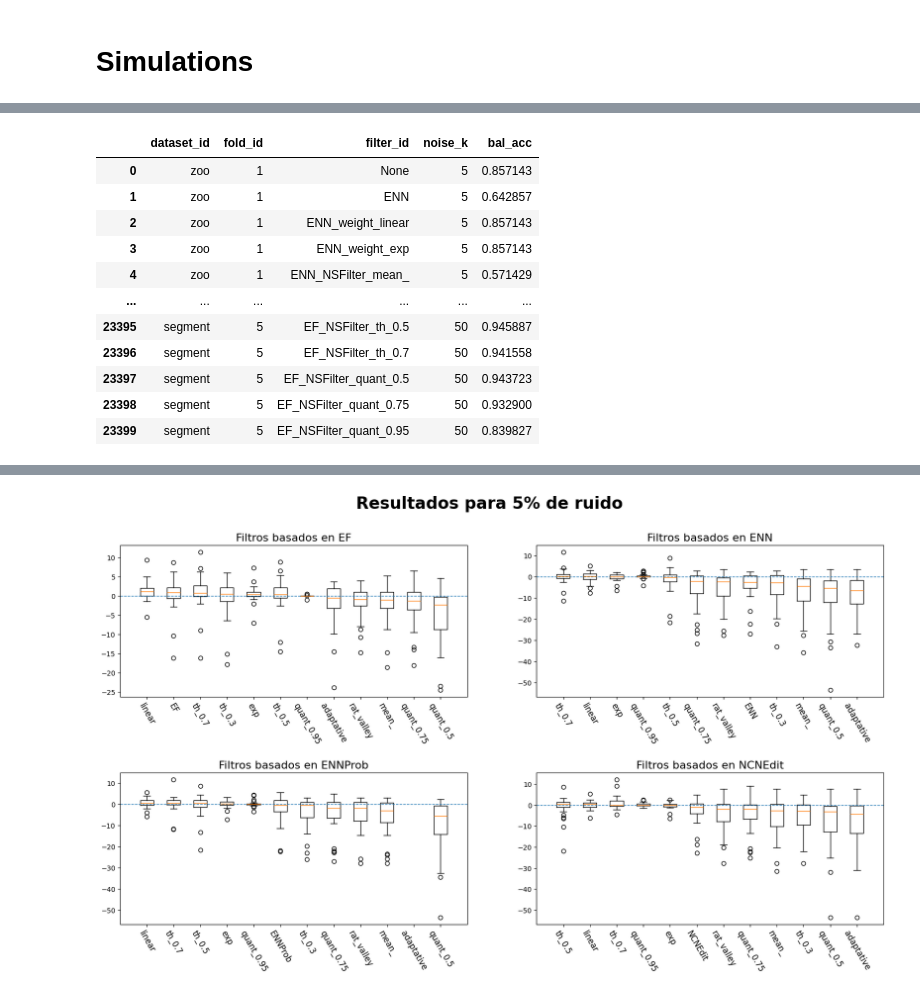
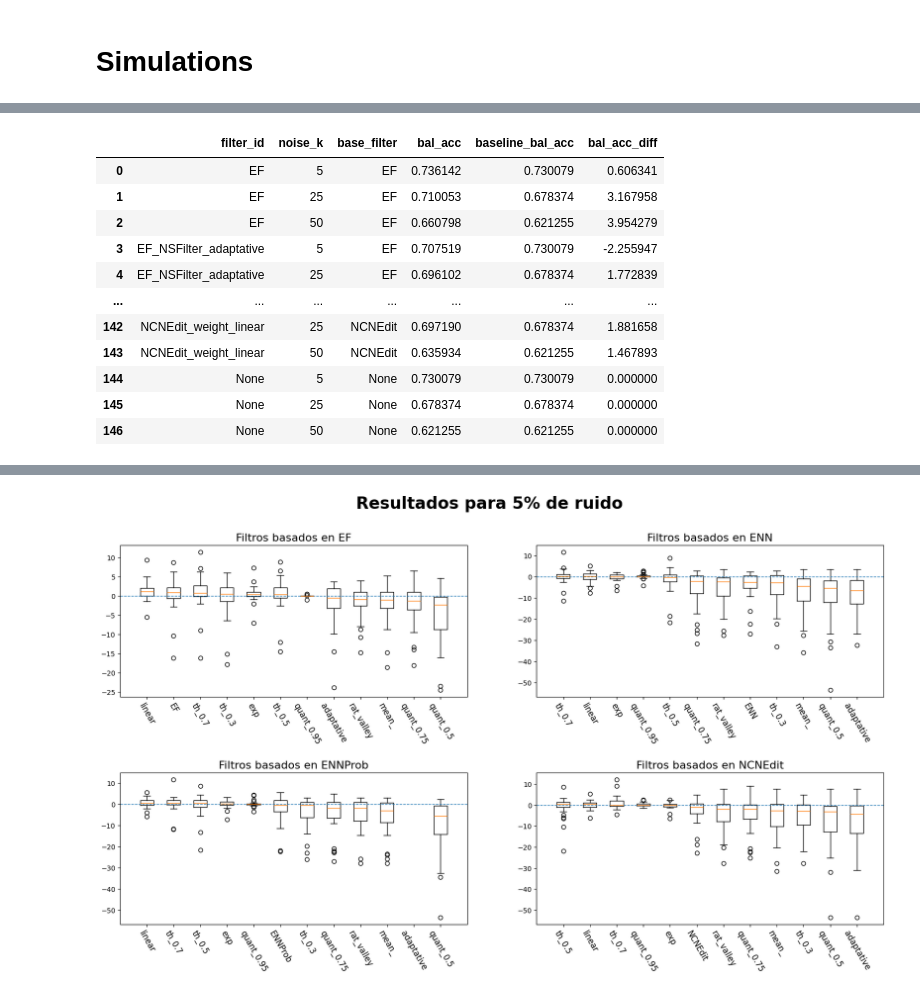
Before and after one commit to Juamp667/noislearn, a Jupyter notebook: noiseTry.ipynb, the cells around one changed output, grey strips where cells are left out. Saved outputs shown, nothing was run; the diff lists cells and outputs as text; code cells hidden in the pictures.

```diff
--- a/noiseTry.ipynb
+++ b/noiseTry.ipynb
@@ -288,6 +332,0 @@ for noise_k in [5, 25, 50]:
-# %%
-import pickle
-# pickle.dump(results, open("./results/res_prueba_ns_based_rf.pkl", "wb"))
-results_rf = pickle.load(open("./results/res_prueba_ns_based_rf.pkl", "rb"))
-results_logReg = pickle.load(open("./results/res_prueba_ns_based.pkl", "rb"))
-results_dt = pickle.load(open("./results/res_prueba_ns_based_dt.pkl", "rb"))
@@ -344,0 +333,6 @@ plt.show()
+# %%
+import pickle
+noise_ks = [5,25,50]
+seed_ks = [1,2,3,4,5]
+results = pickle.load(open(f"./results/nsBased.pkl", "rb"))
+results = pd.DataFrame(results)
@@ -345,16 +431,71 @@ plt.show()
 # %%
-results = pd.DataFrame(results_rf)
-results
+import pickle
+noise_ks = [5,25,50]
+seed_ks = [1,2,3,4,5]
+results = pickle.load(open(f"./results/nsBased.pkl", "rb"))
+results = pd.DataFrame(results)
+# Agrego por 5CV (agrego sobre los folds)
+res = results.\
+    groupby(["dataset_id", "seed", "filter_id", "noise_k"]).\
+        mean().\
+    reset_index().\
+    drop("fold_id", axis=1)
+
+# Extraigo BalAcc_baseline para cada dataset,seed,noise_k
+baseline_res = (
+    res[res["filter_id"] == "None"]
+    .drop(columns=["filter_id"])
+    .rename(columns={"bal_acc": "baseline_bal_acc"})
+)
+# Añado a cada fila el BalAcc_baseline
+res = res.merge(
+    baseline_res,
+    on=["dataset_id", "seed", "noise_k"],
+    how="left",
+)
+
+res["bal_acc_diff"] = (res["bal_acc"] - res["baseline_bal_acc"]) * 100
+res["base_filter"] = res["filter_id"].str.split("_").str[0]
+
+
+# Agrego por cada semilla
+res = res.\
+    groupby(["dataset_id","filter_id", "noise_k", "base_filter"]).\
+        mean().\
+    reset_index().\
+    drop("seed", axis=1)
+
+# Agrego sobre todos los datasets
+res_final = res.\
+    drop("dataset_id", axis=1).\
+    groupby(["filter_id", "noise_k", "base_filter"]).\
+        mean().\
+    reset_index()
+# out = (
+#     res[res["filter_id"] != "None"]
+#     .groupby(["noise_k", "filter_id"], as_index=False)["bal_acc_diff"]
+#     .mean()
+#     .sort_values(["noise_k", "bal_acc_diff"], ascending=[True, False])
+# )
+# # Agrego sobre semillas
+# results = results.\
+#     groupby(["dataset_id", "filter_id", "noise_k"]).\
+#         mean().\
+#     reset_index().\
+#     drop("fold_id", axis=1)
+# results.head()
+# results[["dataset_id", "fold_id", "noise_k"]].value_counts(), results.filter_id.nunique()
+res_final
 # %% [output]
-|  | dataset_id | fold_id | filter_id | noise_k | bal_acc |
-| 0 | zoo | 1 | None | 5 | 0.857143 |
-| 1 | zoo | 1 | ENN | 5 | 0.642857 |
-| 2 | zoo | 1 | ENN_weight_linear | 5 | 0.857143 |
-| 3 | zoo | 1 | ENN_weight_exp | 5 | 0.857143 |
-| 4 | zoo | 1 | ENN_NSFilter_mean_ | 5 | 0.571429 |
-| ... | ... | ... | ... | ... | ... |
-| 23395 | segment | 5 | EF_NSFilter_th_0.5 | 50 | 0.945887 |
-| 23396 | segment | 5 | EF_NSFilter_th_0.7 | 50 | 0.941558 |
-| 23397 | segment | 5 | EF_NSFilter_quant_0.5 | 50 | 0.943723 |
-| 23398 | segment | 5 | EF_NSFilter_quant_0.75 | 50 | 0.932900 |
-| 23399 | segment | 5 | EF_NSFilter_quant_0.95 | 50 | 0.839827 |
+|  | filter_id | noise_k | base_filter | bal_acc | baseline_bal_acc | bal_acc_diff |
+| 0 | EF | 5 | EF | 0.736142 | 0.730079 | 0.606341 |
+| 1 | EF | 25 | EF | 0.710053 | 0.678374 | 3.167958 |
+| 2 | EF | 50 | EF | 0.660798 | 0.621255 | 3.954279 |
+| 3 | EF_NSFilter_adaptative | 5 | EF | 0.707519 | 0.730079 | -2.255947 |
+| 4 | EF_NSFilter_adaptative | 25 | EF | 0.696102 | 0.678374 | 1.772839 |
+| ... | ... | ... | ... | ... | ... | ... |
+| 142 | NCNEdit_weight_linear | 25 | NCNEdit | 0.697190 | 0.678374 | 1.881658 |
+| 143 | NCNEdit_weight_linear | 50 | NCNEdit | 0.635934 | 0.621255 | 1.467893 |
+| 144 | None | 5 | None | 0.730079 | 0.730079 | 0.000000 |
+| 145 | None | 25 | None | 0.678374 | 0.678374 | 0.000000 |
+| 146 | None | 50 | None | 0.621255 | 0.621255 | 0.000000 |
```
Also changed, not shown: parts of 11 cells of this notebook, 32 other files.
